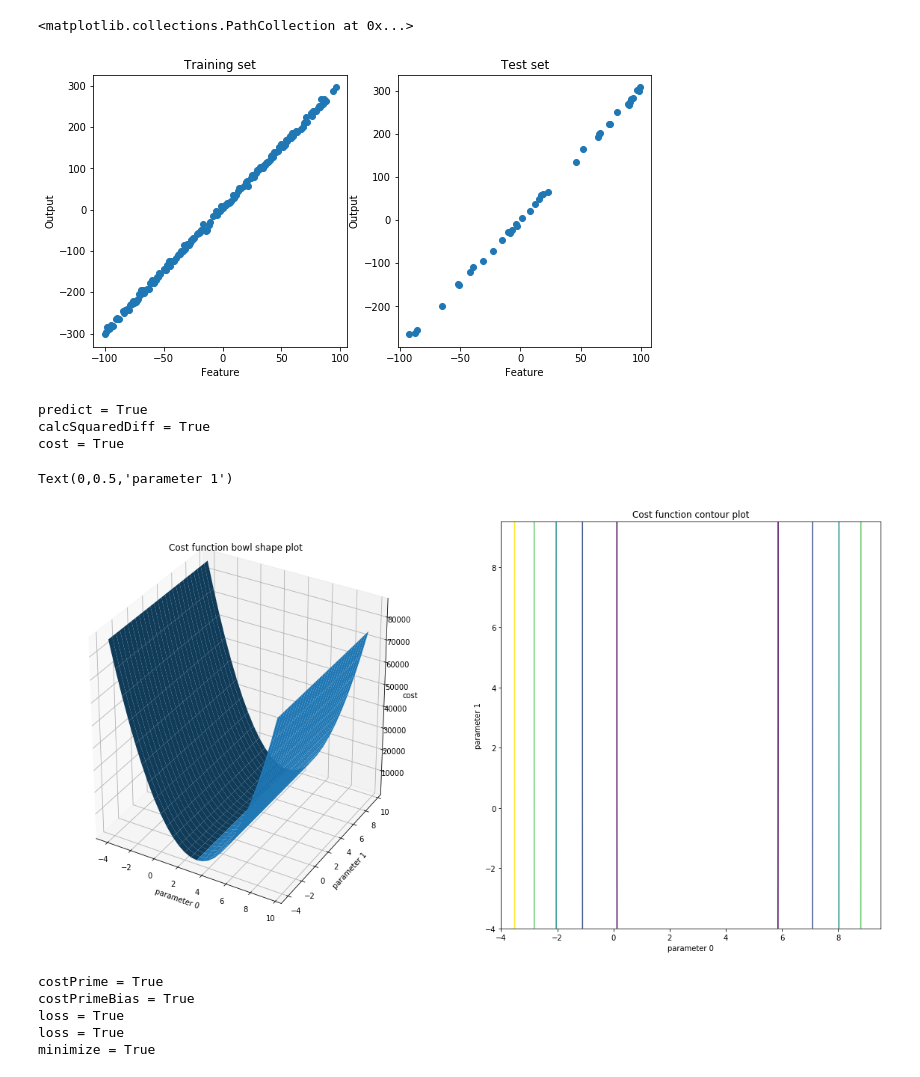
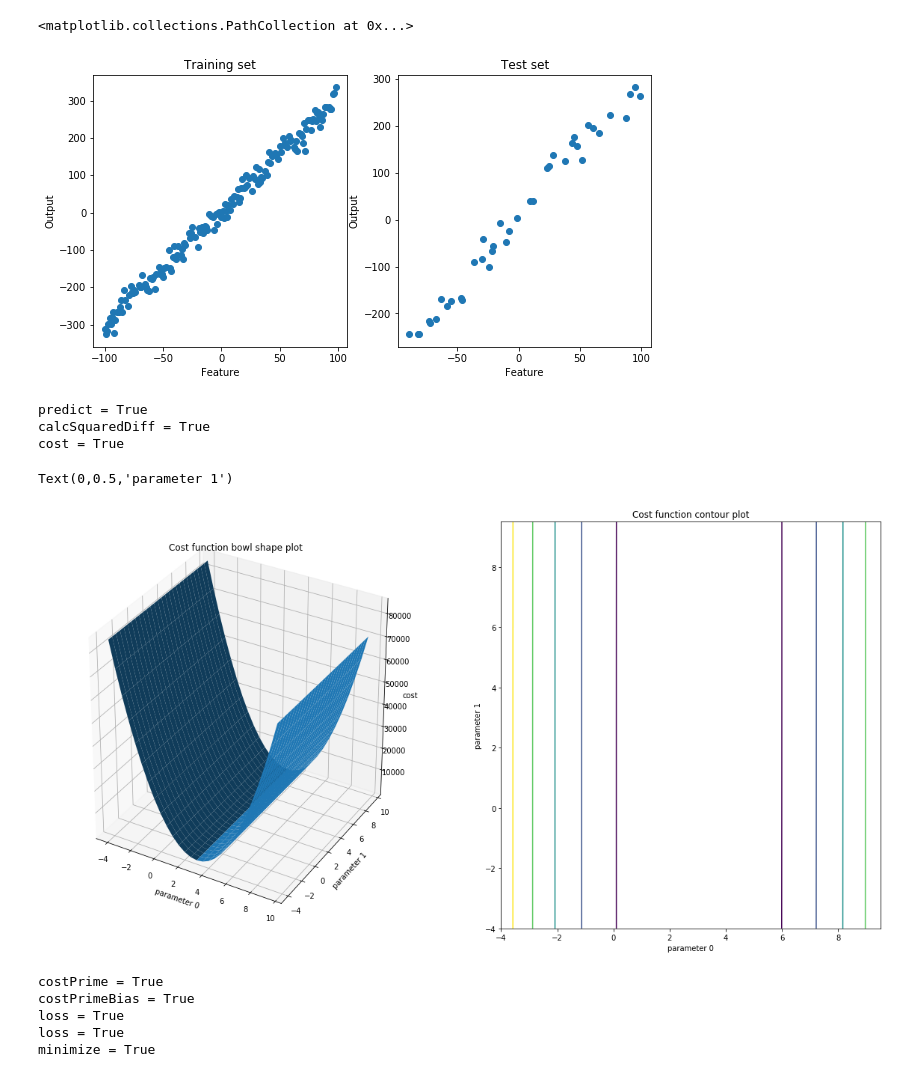
Before and after one commit to rZinnatov/machine-learning, a Jupyter notebook: supervised/regression/linear/univariate/plain-python.ipynb, the cells around one changed output. Saved outputs shown, nothing was run; the diff lists cells and outputs as text; code cells hidden in the pictures.

Commit message:
Add plain python univariate linear regression: improve printing in learning curves, increase amount of noise in generated data

```diff
--- a/supervised/regression/linear/univariate/plain-python.ipynb
+++ b/supervised/regression/linear/univariate/plain-python.ipynb
@@ -6,35 +6,35 @@ import matplotlib.pyplot as plt
 # generate a dataset
 
 import random
 
 def f(x):
     slope = 3
     yIntersept = 4
-    return (slope * x) + yIntersept + random.normalvariate(0, 5)
+    return (slope * x) + yIntersept + random.normalvariate(0, 21)
 
 features = range(-100, 100)
 outputs = list(map(f, features))
 
 allDataSet = list(zip(features, outputs))
 random.shuffle(allDataSet)
 trainingSet = allDataSet[:160]
 testSet = allDataSet[161:]
 
 # plot data sets
 fig, (pltLeft, pltRight) = plt.subplots(1, 2, figsize=(10, 5))
 
 pltLeft.title.set_text('Training set')
 pltLeft.set_xlabel('Feature')
 pltLeft.set_ylabel('Output')
 pltLeft.scatter(*zip(*trainingSet))
 
 pltRight.title.set_text('Test set')
 pltRight.set_xlabel('Feature')
 pltRight.set_ylabel('Output')
 pltRight.scatter(*zip(*testSet))
 # %% [output]
 <matplotlib.collections.PathCollection at 0x...>
-[figure, old version]
+[figure, new version]
 # %%
 # introduce a cost function
 
@@ -98,7 +98,7 @@ pltRight.set_xlabel('parameter 0')
 pltRight.set_ylabel('parameter 1')
 # %% [output]
 Text(0,0.5,'parameter 1')
-[figure, old version]
+[figure, new version]
 # %%
 # minimize the cost function
 
```
Also changed, not shown: parts of 3 cells of this notebook.
